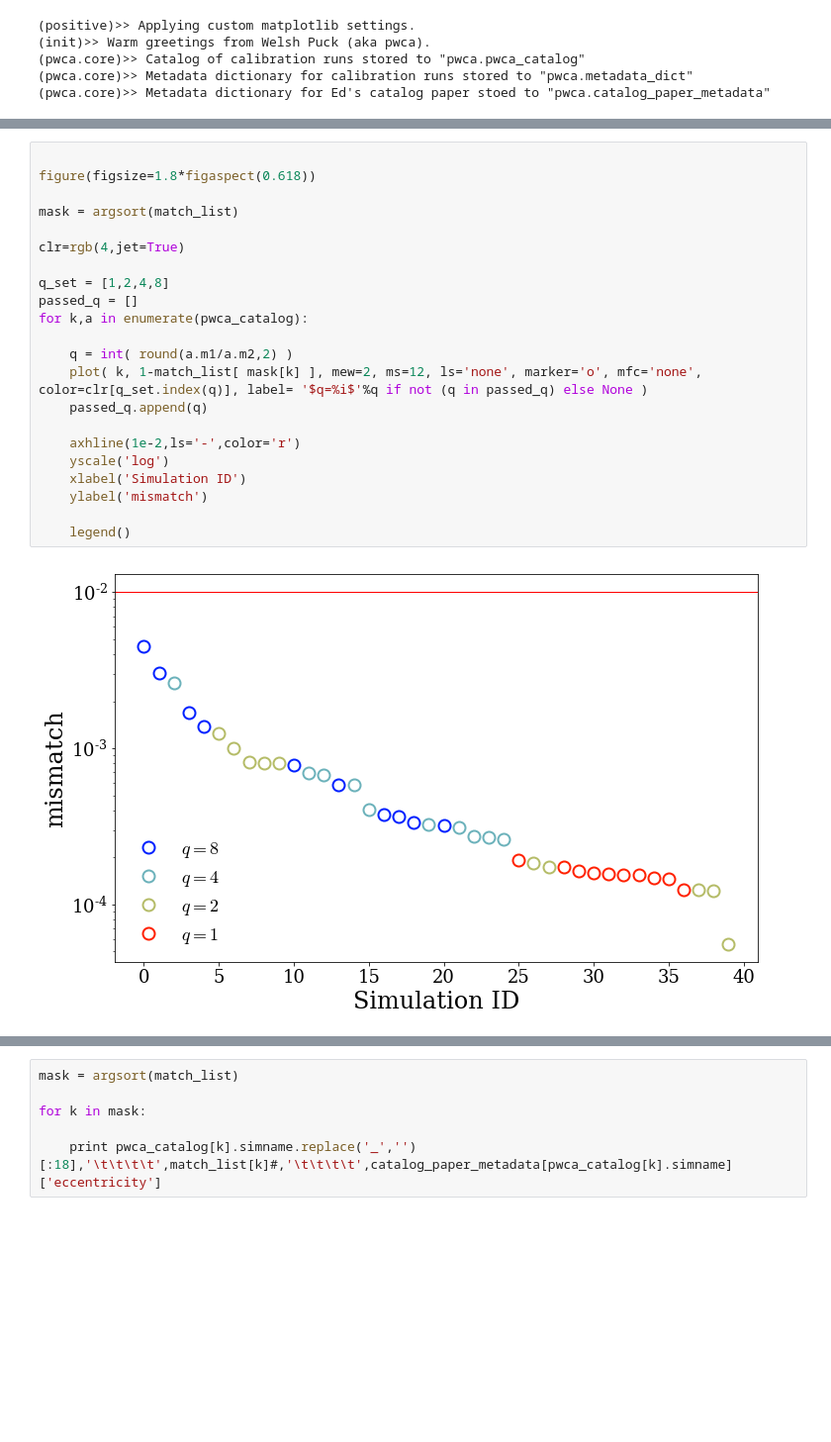
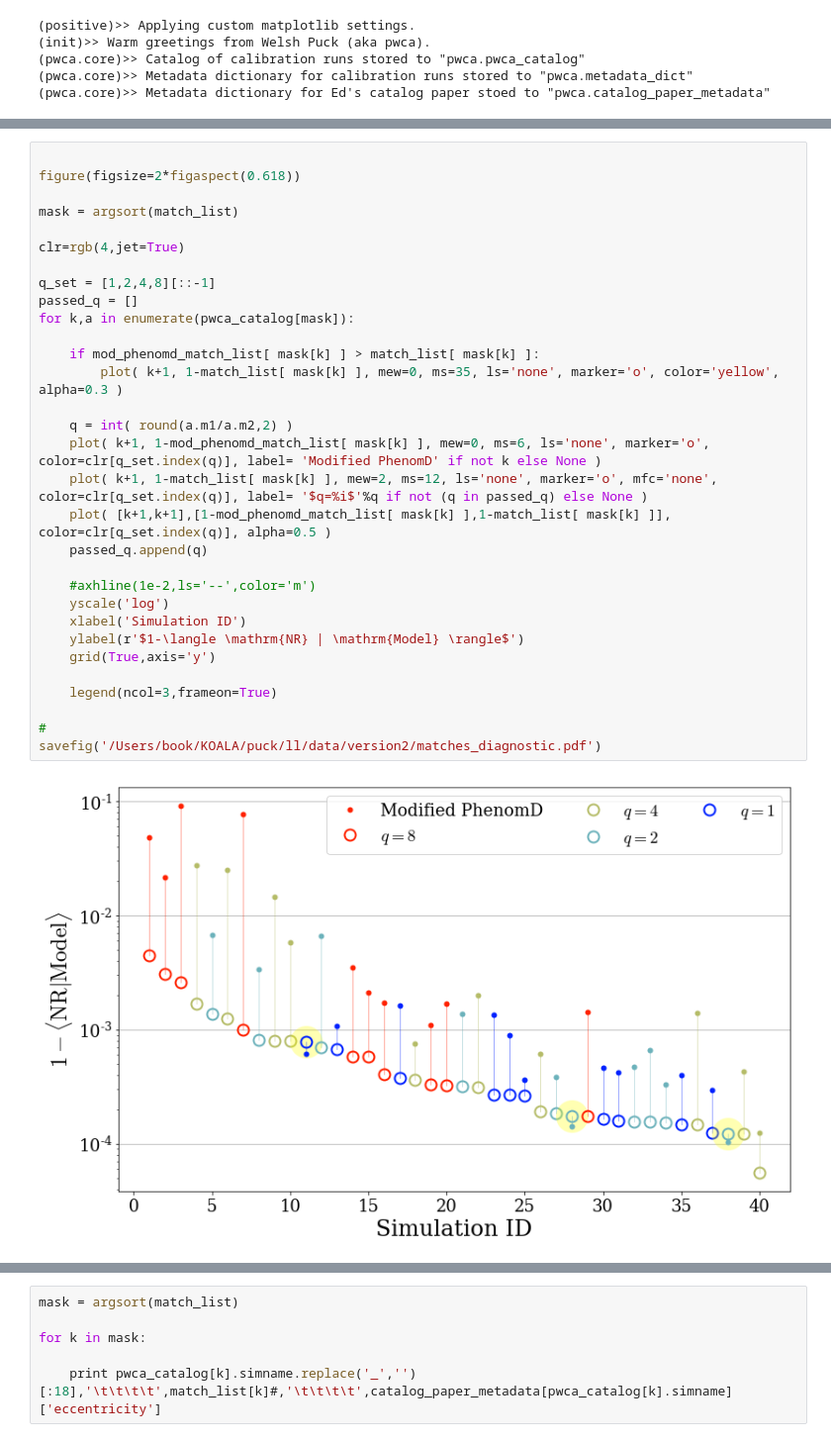
Before and after one commit to Cyberface/puck, a Jupyter notebook: ll/issues/5_matches.ipynb, the cells around one changed output, grey strips where cells are left out. Shown at 99% size. Drawn from its saved outputs; the diff is of its cells as text; blank space fills up the shorter version.

```diff
--- a/ll/issues/5_matches.ipynb
+++ b/ll/issues/5_matches.ipynb
@@ -121,24 +139,33 @@ q2a04t90dPm1_T_96_408   0.9998162463634263
 # %%
 
-figure(figsize=1.8*figaspect(0.618))
+figure(figsize=2*figaspect(0.618))
 
 mask = argsort(match_list)
 
 clr=rgb(4,jet=True)
 
-q_set = [1,2,4,8]
+q_set = [1,2,4,8][::-1]
 passed_q = []
-for k,a in enumerate(pwca_catalog):
+for k,a in enumerate(pwca_catalog[mask]):
+
+    if mod_phenomd_match_list[ mask[k] ] > match_list[ mask[k] ]:
+        plot( k+1, 1-match_list[ mask[k] ], mew=0, ms=35, ls='none', marker='o', color='yellow', alpha=0.3 )
 
     q = int( round(a.m1/a.m2,2) )
-    plot( k, 1-match_list[ mask[k] ], mew=2, ms=12, ls='none', marker='o', mfc='none', color=clr[q_set.index(q)], label= '$q=%i$'%q if not (q in passed_q) else None )
+    plot( k+1, 1-mod_phenomd_match_list[ mask[k] ], mew=0, ms=6, ls='none', marker='o', color=clr[q_set.index(q)], label= 'Modified PhenomD' if not k else None )
+    plot( k+1, 1-match_list[ mask[k] ], mew=2, ms=12, ls='none', marker='o', mfc='none', color=clr[q_set.index(q)], label= '$q=%i$'%q if not (q in passed_q) else None )
+    plot( [k+1,k+1],[1-mod_phenomd_match_list[ mask[k] ],1-match_list[ mask[k] ]], color=clr[q_set.index(q)], alpha=0.5 )
     passed_q.append(q)
 
-    axhline(1e-2,ls='-',color='r')
+    #axhline(1e-2,ls='--',color='m')
     yscale('log')
     xlabel('Simulation ID')
-    ylabel('mismatch')
+    ylabel(r'$1-\langle \mathrm{NR} | \mathrm{Model} \rangle$')
+    grid(True,axis='y')
 
-    legend()
+    legend(ncol=3,frameon=True)
+
+#
+savefig('/Users/book/KOALA/puck/ll/data/version2/matches_diagnostic.pdf')
 # %% [output]
-[figure, old version]
+[figure, new version]
```
Also changed, not shown: parts of 5 cells of this notebook, 5 other files.
